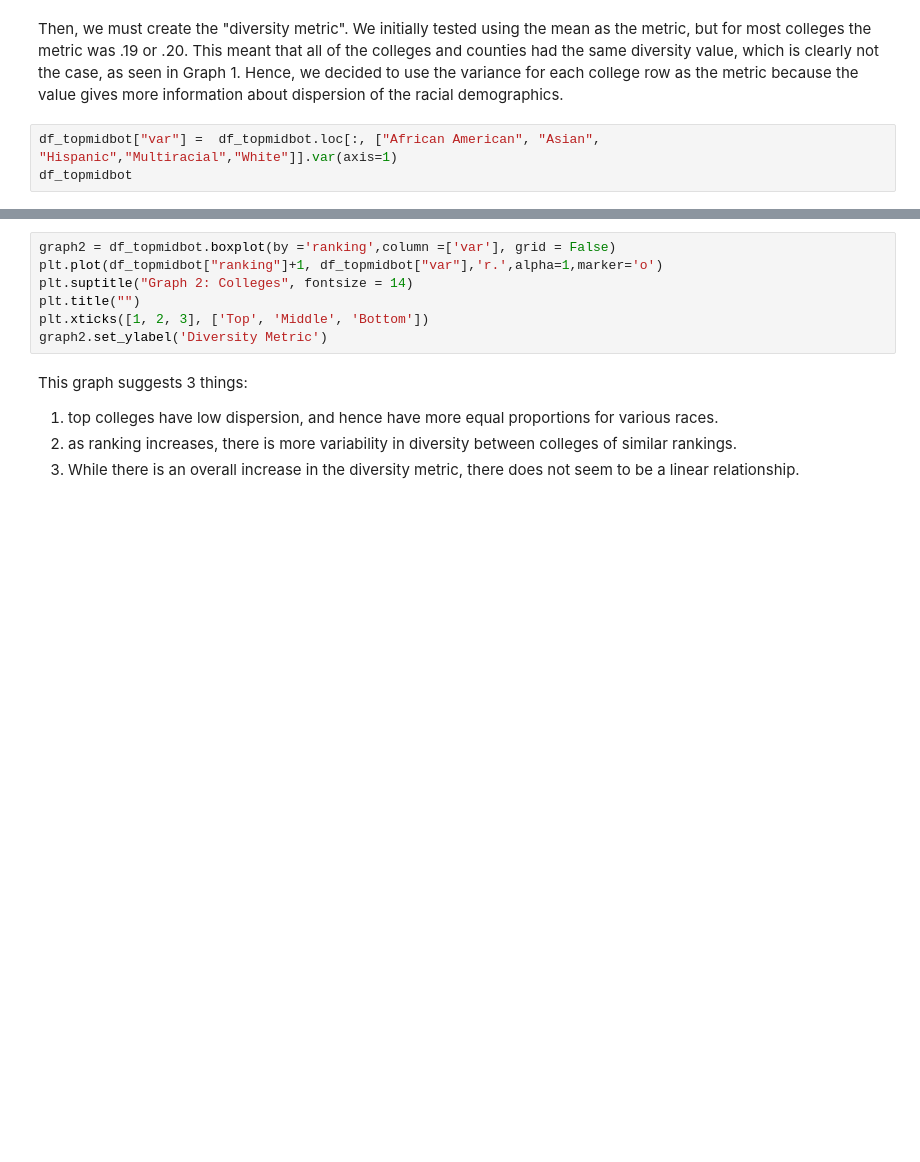
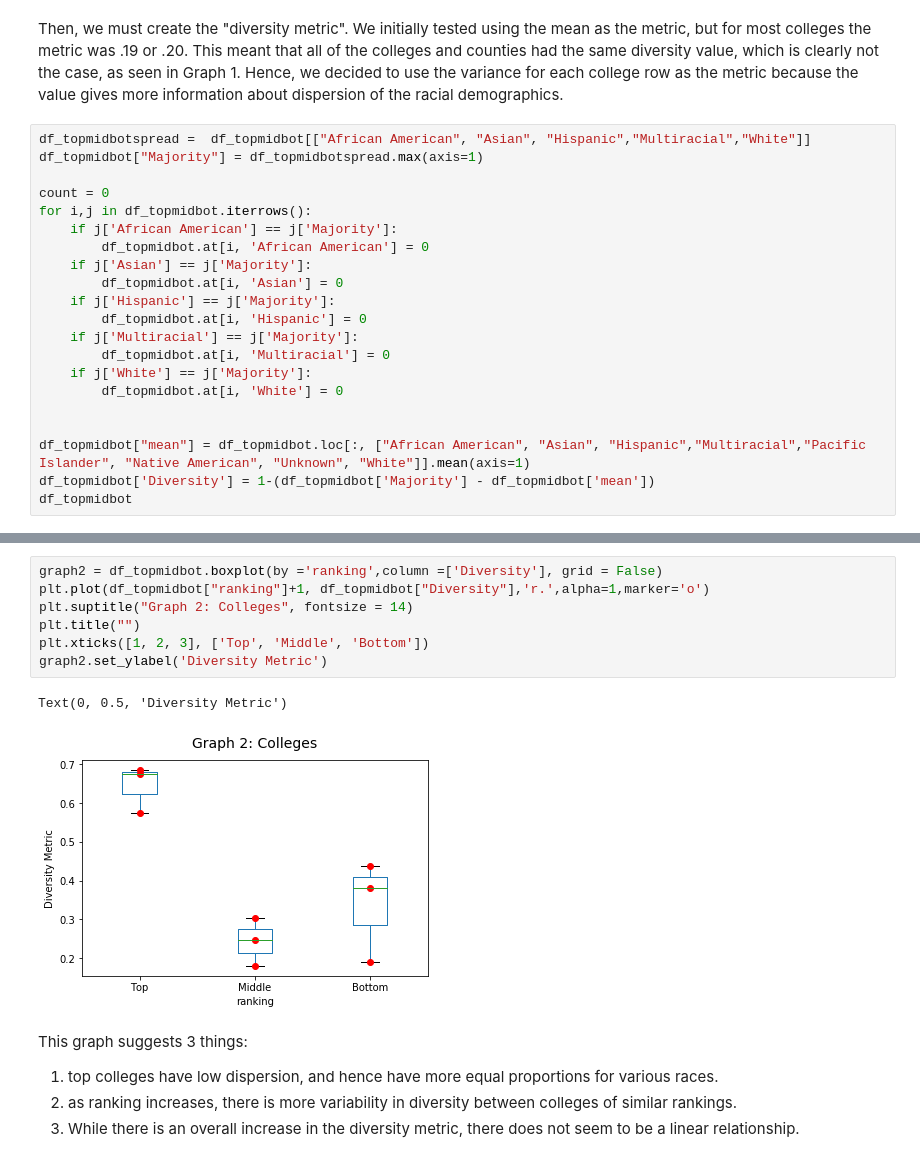
Before and after one commit to nforesti/education, a Jupyter notebook: FinalProject.ipynb, the cells around one changed output, grey strips where cells are left out. Saved outputs shown, nothing was run; the diff lists cells and outputs as text; blank space fills up the shorter version.

Commit message:
diversity

```diff
--- a/FinalProject.ipynb
+++ b/FinalProject.ipynb
@@ -541,5 +693,23 @@ df_topmidbot
 # %% [markdown]
 Then, we must create the "diversity metric". We initially tested using the mean as the metric, but for most colleges the metric was .19 or .20. This meant that all of the colleges and counties had the same diversity value, which is clearly not the case, as seen in Graph 1. Hence, we decided to use the variance for each college row as the metric because the value gives more information about dispersion of the racial demographics.
-# %%
-df_topmidbot["var"] =  df_topmidbot.loc[:, ["African American", "Asian", "Hispanic","Multiracial","White"]].var(axis=1)
-df_topmidbot
+# %%
+df_topmidbotspread =  df_topmidbot[["African American", "Asian", "Hispanic","Multiracial","White"]]
+df_topmidbot["Majority"] = df_topmidbotspread.max(axis=1)
+
+count = 0
+for i,j in df_topmidbot.iterrows():
+    if j['African American'] == j['Majority']:
+        df_topmidbot.at[i, 'African American'] = 0
+    if j['Asian'] == j['Majority']:
+        df_topmidbot.at[i, 'Asian'] = 0
+    if j['Hispanic'] == j['Majority']:
+        df_topmidbot.at[i, 'Hispanic'] = 0
+    if j['Multiracial'] == j['Majority']:
+        df_topmidbot.at[i, 'Multiracial'] = 0
+    if j['White'] == j['Majority']:
+        df_topmidbot.at[i, 'White'] = 0
+
+
+df_topmidbot["mean"] = df_topmidbot.loc[:, ["African American", "Asian", "Hispanic","Multiracial","Pacific Islander", "Native American", "Unknown", "White"]].mean(axis=1)
+df_topmidbot['Diversity'] = 1-(df_topmidbot['Majority'] - df_topmidbot['mean'])
+df_topmidbot
@@ -558,10 +775,13 @@ df_topmidbot_county["var"] =  df_topmidbot_county.loc[:, ["African American", "A
 # %%
-graph2 = df_topmidbot.boxplot(by ='ranking',column =['var'], grid = False)
-plt.plot(df_topmidbot["ranking"]+1, df_topmidbot["var"],'r.',alpha=1,marker='o')
+graph2 = df_topmidbot.boxplot(by ='ranking',column =['Diversity'], grid = False)
+plt.plot(df_topmidbot["ranking"]+1, df_topmidbot["Diversity"],'r.',alpha=1,marker='o')
 plt.suptitle("Graph 2: Colleges", fontsize = 14)
 plt.title("")
 plt.xticks([1, 2, 3], ['Top', 'Middle', 'Bottom'])
 graph2.set_ylabel('Diversity Metric')
+# %% [output]
+Text(0, 0.5, 'Diversity Metric')
+[figure, added]
 # %% [markdown]
 This graph suggests 3 things:
 1. top colleges have low dispersion, and hence have more equal proportions for various races.
```
Also changed, not shown: parts of 44 cells of this notebook.
